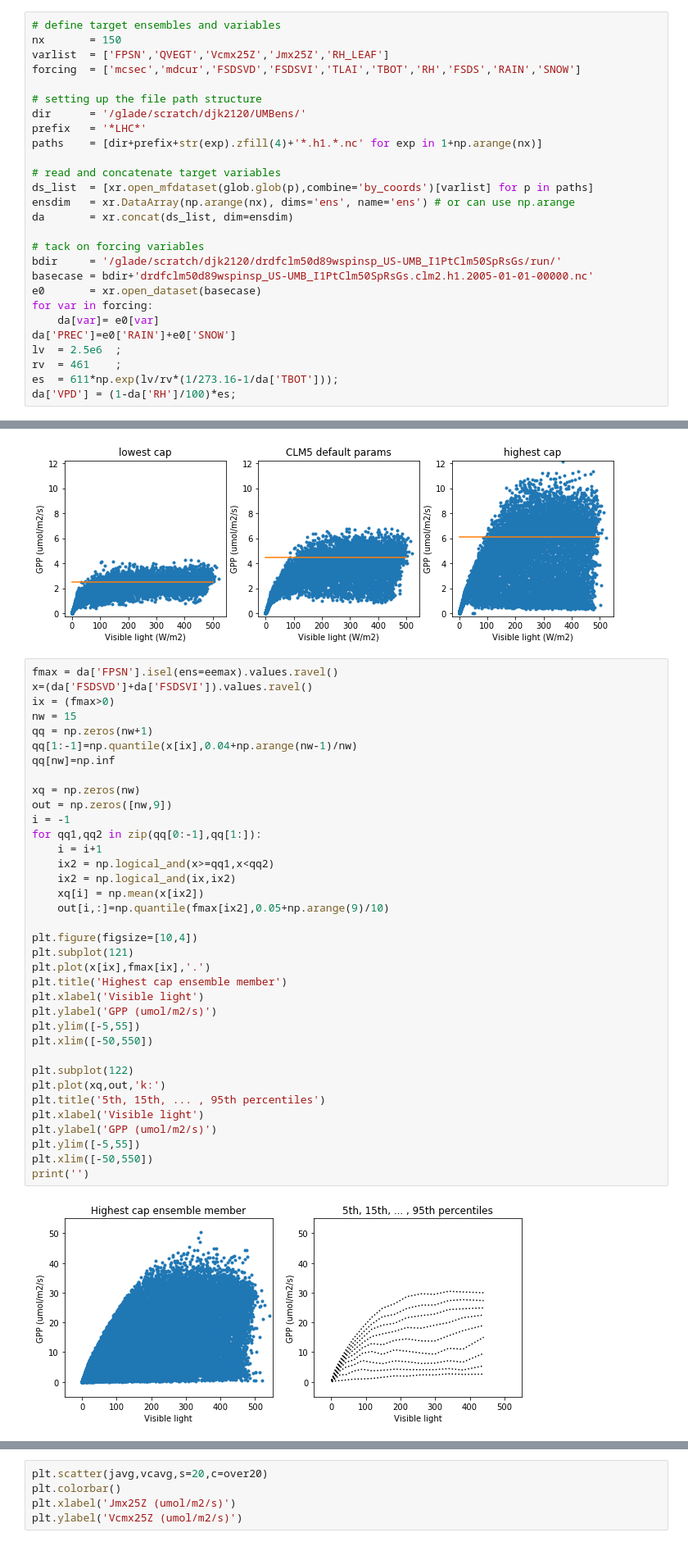
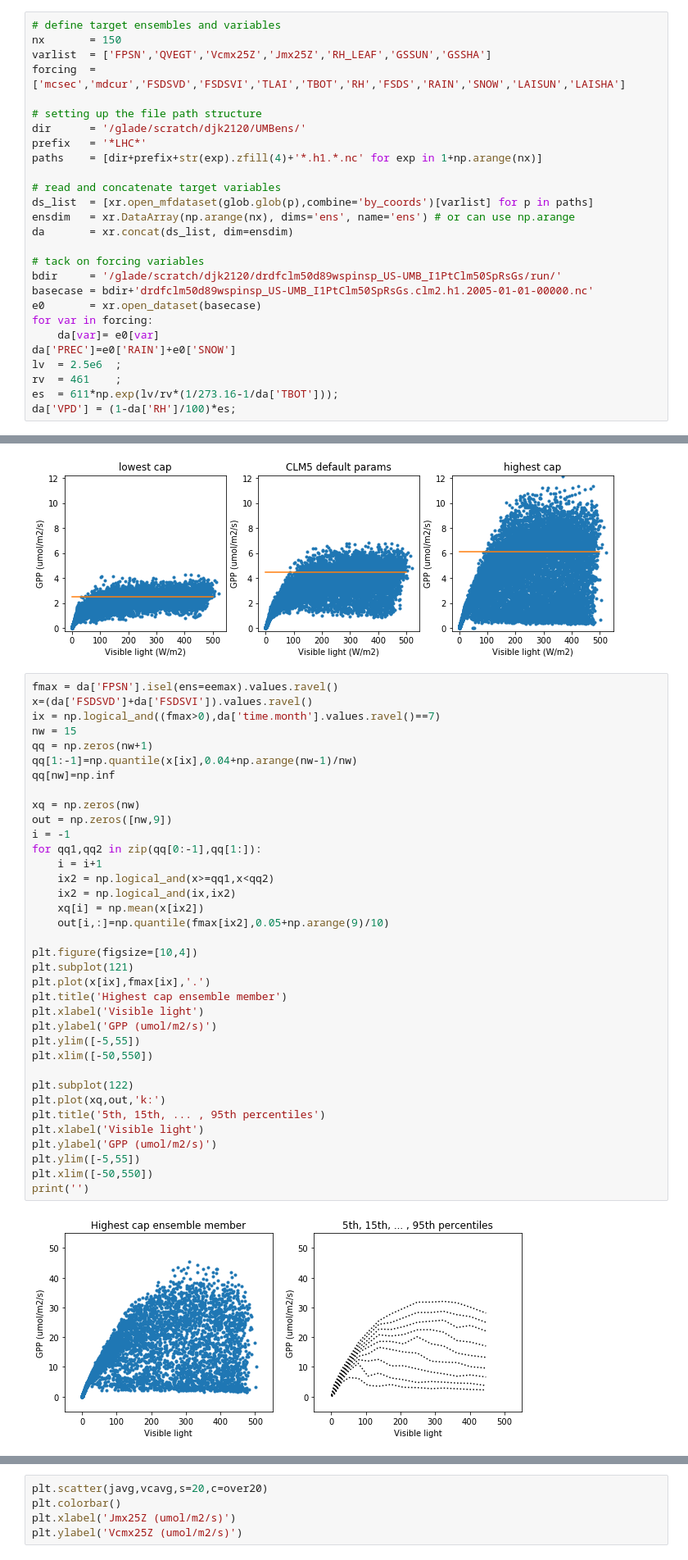
Before and after one commit to djk2120/UMB_cap, a Jupyter notebook: pyth/umb.ipynb, the cells around one changed output, grey strips where cells are left out. Shown at 82% size. Cells and saved outputs as stored; diff of their text form.

```diff
--- a/pyth/umb.ipynb
+++ b/pyth/umb.ipynb
@@ -31,8 +31,8 @@ from sklearn.neural_network import MLPRegressor
 # %%
 # define target ensembles and variables
 nx       = 150
-varlist  = ['FPSN','QVEGT','Vcmx25Z','Jmx25Z','RH_LEAF']
-forcing  = ['mcsec','mdcur','FSDSVD','FSDSVI','TLAI','TBOT','RH','FSDS','RAIN','SNOW']
+varlist  = ['FPSN','QVEGT','Vcmx25Z','Jmx25Z','RH_LEAF','GSSUN','GSSHA']
+forcing  = ['mcsec','mdcur','FSDSVD','FSDSVI','TLAI','TBOT','RH','FSDS','RAIN','SNOW','LAISUN','LAISHA']
 
 # setting up the file path structure
 dir      = '/glade/scratch/djk2120/UMBens/'
@@ -240,38 +240,38 @@ plt.ylim([-0.25,12.25])
 # %%
 fmax = da['FPSN'].isel(ens=eemax).values.ravel()
 x=(da['FSDSVD']+da['FSDSVI']).values.ravel()
-ix = (fmax>0)
+ix = np.logical_and((fmax>0),da['time.month'].values.ravel()==7)
 nw = 15
 qq = np.zeros(nw+1)
 qq[1:-1]=np.quantile(x[ix],0.04+np.arange(nw-1)/nw)
 qq[nw]=np.inf
 
 xq = np.zeros(nw)
 out = np.zeros([nw,9])
 i = -1
 for qq1,qq2 in zip(qq[0:-1],qq[1:]):
     i = i+1
     ix2 = np.logical_and(x>=qq1,x<qq2)
     ix2 = np.logical_and(ix,ix2)
     xq[i] = np.mean(x[ix2])
     out[i,:]=np.quantile(fmax[ix2],0.05+np.arange(9)/10)
 
 plt.figure(figsize=[10,4])
 plt.subplot(121)
 plt.plot(x[ix],fmax[ix],'.')
 plt.title('Highest cap ensemble member')
 plt.xlabel('Visible light')
 plt.ylabel('GPP (umol/m2/s)')
 plt.ylim([-5,55])
 plt.xlim([-50,550])
 
 plt.subplot(122)
 plt.plot(xq,out,'k:')
 plt.title('5th, 15th, ... , 95th percentiles')
 plt.xlabel('Visible light')
 plt.ylabel('GPP (umol/m2/s)')
 plt.ylim([-5,55])
 plt.xlim([-50,550])
 print('')
 # %% [output]
-[figure, old version]
+[figure, new version]
```
Also changed, not shown: parts of 17 cells of this notebook, 1 other file.
